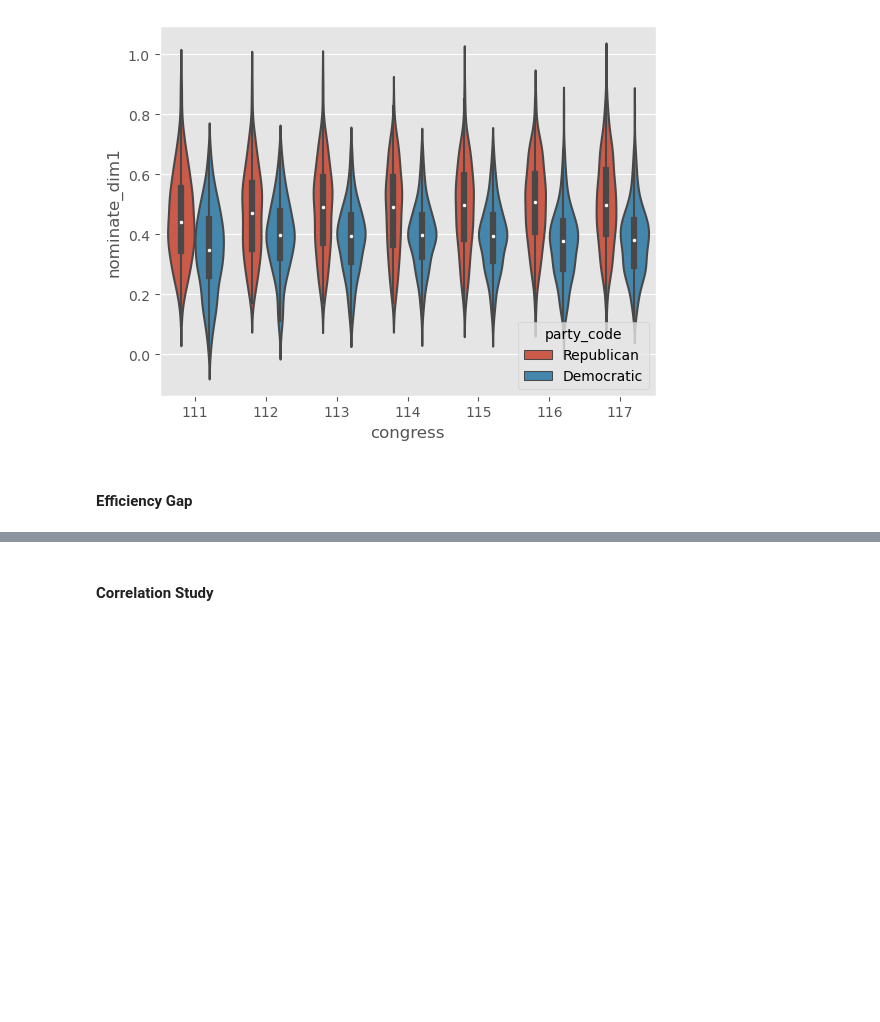
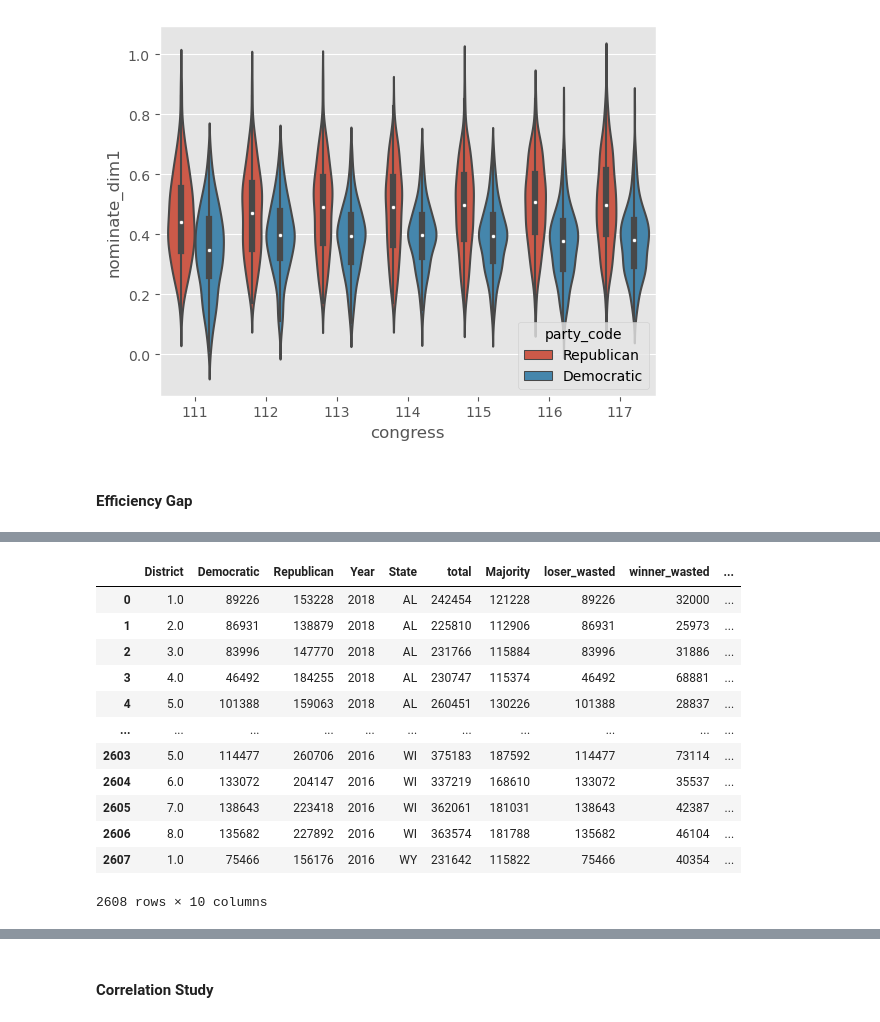
Before and after one commit to Simonlee711/gerrymandering-polarisation-study, a Jupyter notebook: src/gov-analysis.ipynb, the cells around one changed output, grey strips where cells are left out. Drawn from its saved outputs; the diff is of its cells as text; code cells hidden in the pictures; blank space fills up the shorter version.

```diff
--- a/src/gov-analysis.ipynb
+++ b/src/gov-analysis.ipynb
@@ -248,0 +281,7 @@ def efficiency_gap():
+# %%
+concat_df['District'] = concat_df['District'].str.replace('\D', '', regex=True)
+concat_df = concat_df.drop("Unnamed: 0",axis=1)
+df = df.replace(' ', np.nan)
+concat_df = concat_df.fillna(1)
+concat_df =concat_df.astype({'District':'float'})
+concat_df
@@ -248,0 +302,4 @@ def efficiency_gap():
+# %%
+concat_df = concat_df.reset_index()
+concat_df=concat_df.drop("index",axis=1)
+concat_df
@@ -248,0 +320,15 @@ def efficiency_gap():
+# %%
+concat_df['loser_wasted'] = 0
+concat_df['winner_wasted'] = 0
+
+df = concat_df
+for i in df.index:
+    if df['Democratic'][i] < df['Republican'][i]:
+        df.at[i,'loser_wasted'] = df['Democratic'][i]
+        df.at[i,'winner_wasted'] = abs(df['Republican'][i] - df['Majority'][i])
+    elif df['Democratic'][i] > df['Republican'][i]:
+        df.at[i,'loser_wasted'] =  abs(df['Democratic'][i]- df['Majority'][i])
+        df.at[i,'winner_wasted'] = df['Republican'][i]
+
+#view the DataFrame
+df
@@ -248,0 +349,18 @@ def efficiency_gap():
+# %%
+# Calculates efficiency gap
+df['efficiency gap'] = (abs(df['loser_wasted'] - df['winner_wasted']))/df['Majority']
+df
+# %% [output]
+|  | District | Democratic | Republican | Year | State | total | Majority | loser_wasted | winner_wasted | ... |
+| 0 | 1.0 | 89226 | 153228 | 2018 | AL | 242454 | 121228 | 89226 | 32000 | ... |
+| 1 | 2.0 | 86931 | 138879 | 2018 | AL | 225810 | 112906 | 86931 | 25973 | ... |
+| 2 | 3.0 | 83996 | 147770 | 2018 | AL | 231766 | 115884 | 83996 | 31886 | ... |
+| 3 | 4.0 | 46492 | 184255 | 2018 | AL | 230747 | 115374 | 46492 | 68881 | ... |
+| 4 | 5.0 | 101388 | 159063 | 2018 | AL | 260451 | 130226 | 101388 | 28837 | ... |
+| ... | ... | ... | ... | ... | ... | ... | ... | ... | ... | ... |
+| 2603 | 5.0 | 114477 | 260706 | 2016 | WI | 375183 | 187592 | 114477 | 73114 | ... |
+| 2604 | 6.0 | 133072 | 204147 | 2016 | WI | 337219 | 168610 | 133072 | 35537 | ... |
+| 2605 | 7.0 | 138643 | 223418 | 2016 | WI | 362061 | 181031 | 138643 | 42387 | ... |
+| 2606 | 8.0 | 135682 | 227892 | 2016 | WI | 363574 | 181788 | 135682 | 46104 | ... |
+| 2607 | 1.0 | 75466 | 156176 | 2016 | WY | 231642 | 115822 | 75466 | 40354 | ... |
+2608 rows × 10 columns
```
Also changed, not shown: parts of 13 cells of this notebook, 4 other files.
